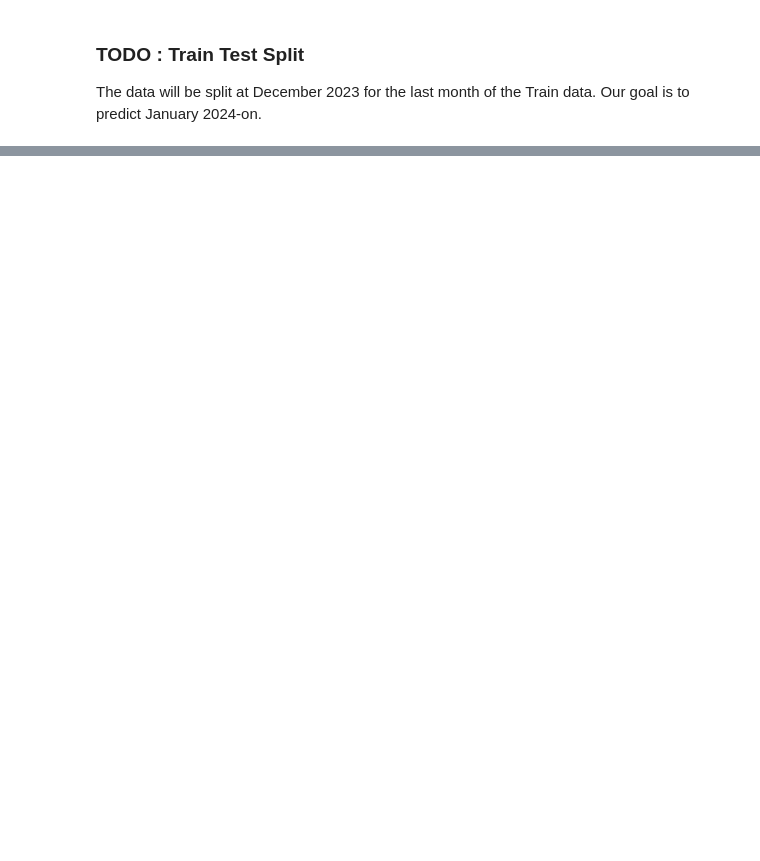
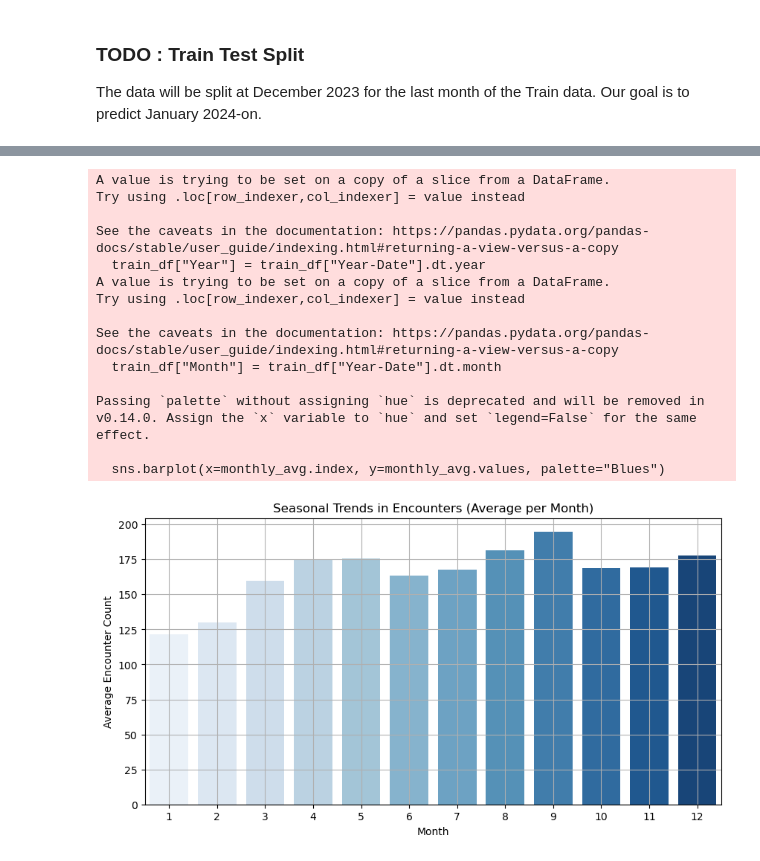
Before and after one commit to alanklin/AA-Capstone, a Jupyter notebook: Code/Notebooks/week3_eda.ipynb, the cells around one changed output, grey strips where cells are left out. Saved outputs shown, nothing was run; the diff lists cells and outputs as text; code cells hidden in the pictures; blank space fills up the shorter version.

```diff
--- a/Code/Notebooks/week3_eda.ipynb
+++ b/Code/Notebooks/week3_eda.ipynb
@@ -109,0 +127,34 @@ test_df.to_csv(sector_data_csv_path_test, index=False)
+# %%
+import seaborn as sns
+
+# Extract Month & Year for grouping
+train_df["Year"] = train_df["Year-Date"].dt.year
+train_df["Month"] = train_df["Year-Date"].dt.month
+
+# Group by Month to see seasonal effects
+monthly_avg = train_df.groupby("Month")["Encounter Count"].mean()
+
+# Plot Monthly Seasonality
+plt.figure(figsize=(10,5))
+sns.barplot(x=monthly_avg.index, y=monthly_avg.values, palette="Blues")
+plt.xlabel("Month")
+plt.ylabel("Average Encounter Count")
+plt.title("Seasonal Trends in Encounters (Average per Month)")
+plt.grid(True)
+plt.show()
+# %% [output]
+A value is trying to be set on a copy of a slice from a DataFrame.
+Try using .loc[row_indexer,col_indexer] = value instead
+
+See the caveats in the documentation: https://pandas.pydata.org/pandas-docs/stable/user_guide/indexing.html#returning-a-view-versus-a-copy
+  train_df["Year"] = train_df["Year-Date"].dt.year
+A value is trying to be set on a copy of a slice from a DataFrame.
+Try using .loc[row_indexer,col_indexer] = value instead
+
+See the caveats in the documentation: https://pandas.pydata.org/pandas-docs/stable/user_guide/indexing.html#returning-a-view-versus-a-copy
+  train_df["Month"] = train_df["Year-Date"].dt.month
+
+Passing `palette` without assigning `hue` is deprecated and will be removed in v0.14.0. Assign the `x` variable to `hue` and set `legend=False` for the same effect.
+
+  sns.barplot(x=monthly_avg.index, y=monthly_avg.values, palette="Blues")
+[figure, added]
```
Also changed, not shown: parts of 11 cells of this notebook.
